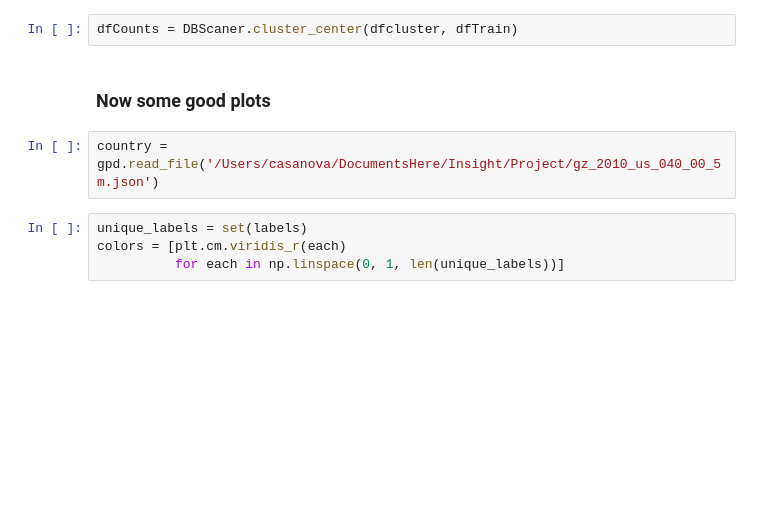
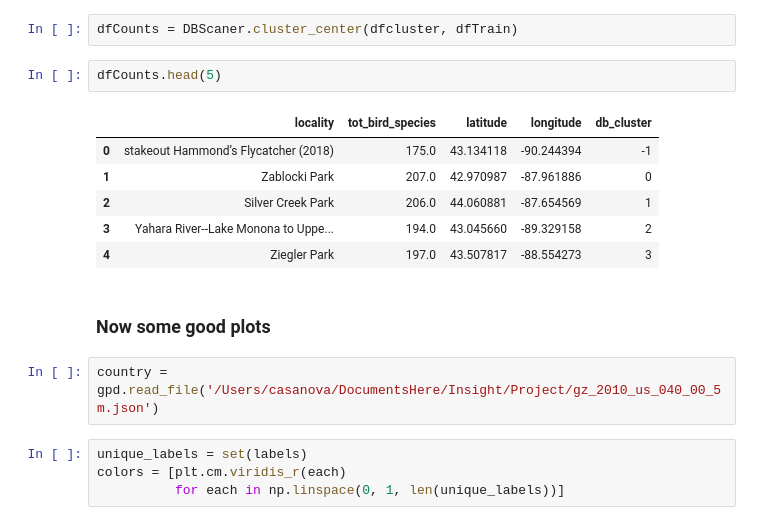
Before and after one commit to hinowashi/Insight-Project, a Jupyter notebook: Insight Project Set Method.ipynb, the cells around one changed output. Saved outputs shown, nothing was run; the diff lists cells and outputs as text; blank space fills up the shorter version.

```diff
--- a/Insight Project Set Method.ipynb
+++ b/Insight Project Set Method.ipynb
@@ -96,5 +108,14 @@ dfcluster, labels, n_clusters_ = DBScaner.cluster_selection(dfTrain)
 # %%
 dfCounts = DBScaner.cluster_center(dfcluster, dfTrain)
+# %%
+dfCounts.head(5)
+# %% [output]
+|  | locality | tot_bird_species | latitude | longitude | db_cluster |
+| 0 | stakeout Hammond’s Flycatcher (2018) | 175.0 | 43.134118 | -90.244394 | -1 |
+| 1 | Zablocki Park | 207.0 | 42.970987 | -87.961886 | 0 |
+| 2 | Silver Creek Park | 206.0 | 44.060881 | -87.654569 | 1 |
+| 3 | Yahara River--Lake Monona to Uppe... | 194.0 | 43.045660 | -89.329158 | 2 |
+| 4 | Ziegler Park | 197.0 | 43.507817 | -88.554273 | 3 |
 # %% [markdown]
 ### Now some good plots
 # %%
```
Also changed, not shown: parts of 12 cells of this notebook.
